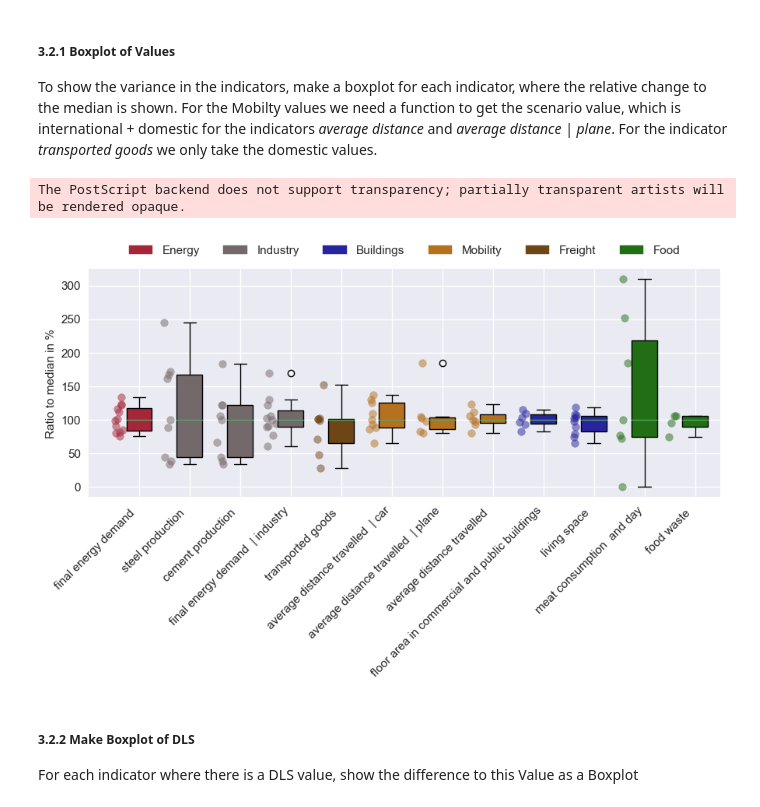
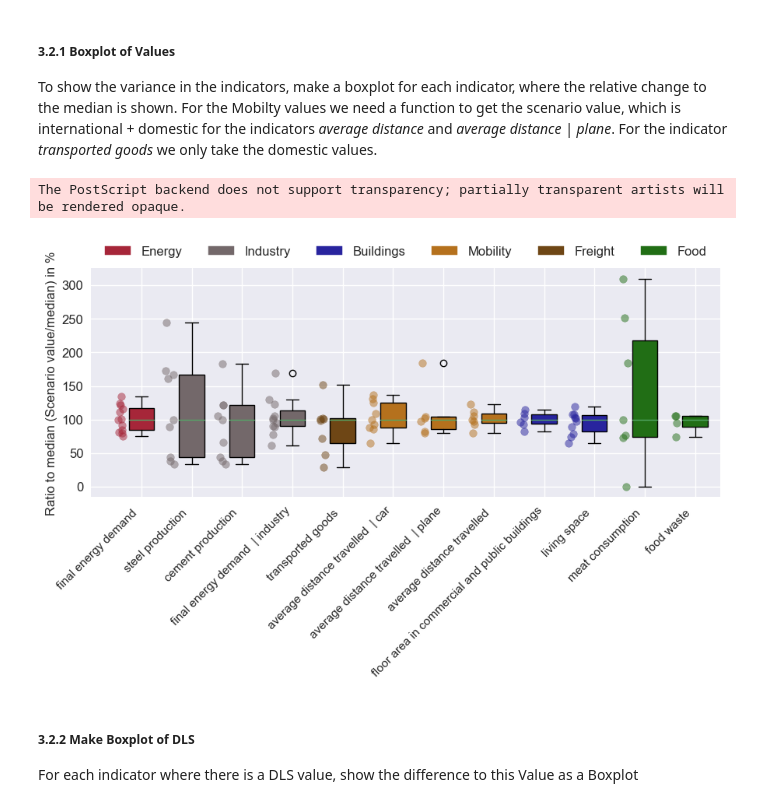
Before and after one commit to celia-burghardt/SufficiencyIndicators_Scenarios, a Jupyter notebook: main.ipynb, the cells around one changed output. Cells and saved outputs as stored; diff of their text form; code cells hidden in the pictures.

```diff
--- a/main.ipynb
+++ b/main.ipynb
@@ -1733,37 +1733,37 @@ def make_boxplot_median(data, filename, extension = False, standard=False):
         x = np.random.normal(i+0.6, 0.04, size=len(y))
         color = main_indicators_plotting_df[main_indicators_plotting_df['Indicator'] == key]['Color'].values[0]
         ax.scatter(x, y, c=color, alpha=0.5)
 
     # Fill with colors according to the sector
     colors = [main_indicators_plotting_df[main_indicators_plotting_df['Indicator'] == key]['Color'].values[0] for key in boxplot_data.keys()]
     for patch, color in zip(bplot['boxes'], colors):
         patch.set_facecolor(color)
 
     # Configure the plot
     # ax.set_title(f'Relative values for each main indicator')
-    ax.set_ylabel('Ratio to median in %')
-    naming_x_axis = [s.replace('per capita and year', '').replace('per capita', '') for s in boxplot_data.keys()]
+    ax.set_ylabel('Ratio to median (Scenario value/median) in %')
+    naming_x_axis = [s.replace('per capita and year', '').replace('per capita', '').replace(' and day', '') for s in boxplot_data.keys()]
     ax.set_xticks(np.arange(start=1, stop=len(naming_x_axis)+1), naming_x_axis, rotation=45, ha="right")
     ax.set_xlim(0)
 
     # manually define a new patch for the legend
     patches = [mpatches.Patch(color=colors_sector[x], label=x) for x in colors_sector.keys()]
 
     # plot the legend
     #ax.legend(handles=patches, loc='upper left')
     # plot the legend at the top of the plot
     ax.legend(handles=patches, loc='upper center', ncols=6, bbox_to_anchor=(0.5, 1.15), bbox_transform=ax.transAxes)
 
     # Save figure either with default extension or with extension given in the function
     if extension:
         filename = f'{filename}.{extension}'
     # Save the plot as png
-    plt.savefig(f'figures/{filename}', bbox_inches = "tight")
+    plt.savefig(f'figures/{filename}_fig10', bbox_inches = "tight")
 
 make_boxplot_median(analysis_df, 'boxplot_values')
 # %% [output]
 The PostScript backend does not support transparency; partially transparent artists will be rendered opaque.
-[figure, old version]
+[figure, new version]
 # %% [markdown]
 ##### 3.2.2 Make Boxplot of DLS
 
```
Also changed, not shown: parts of 3 cells of this notebook.
